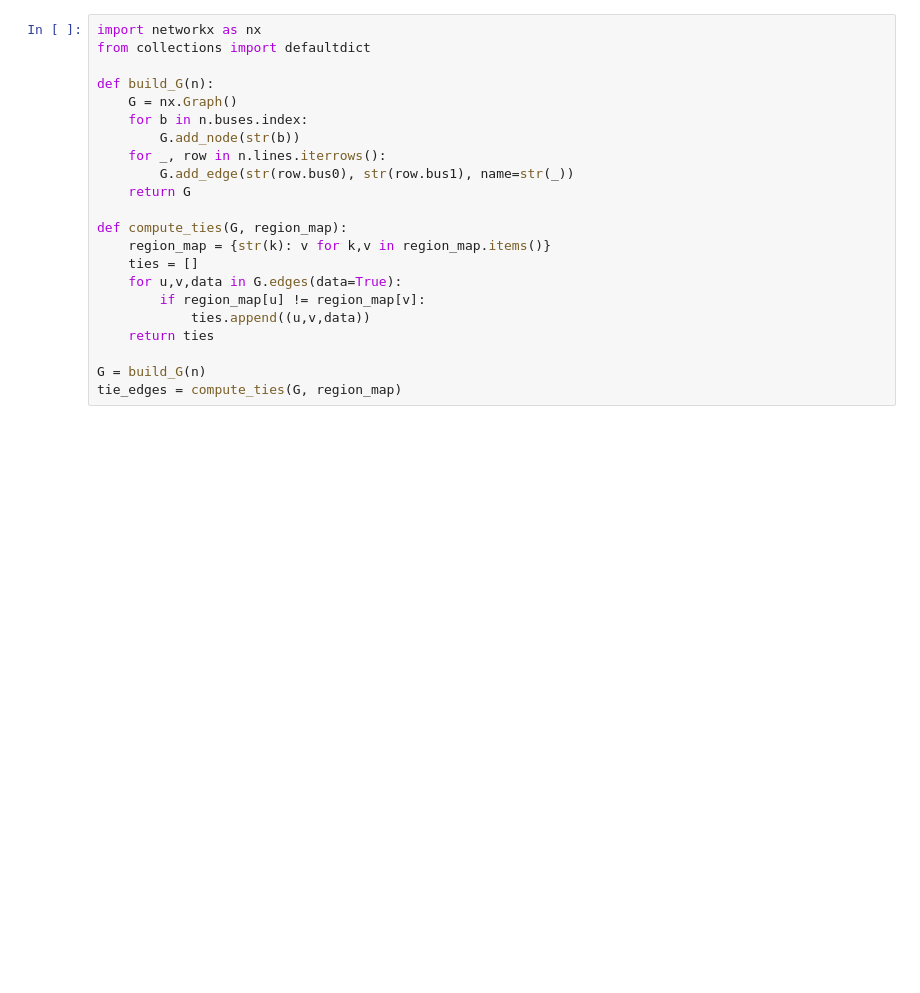
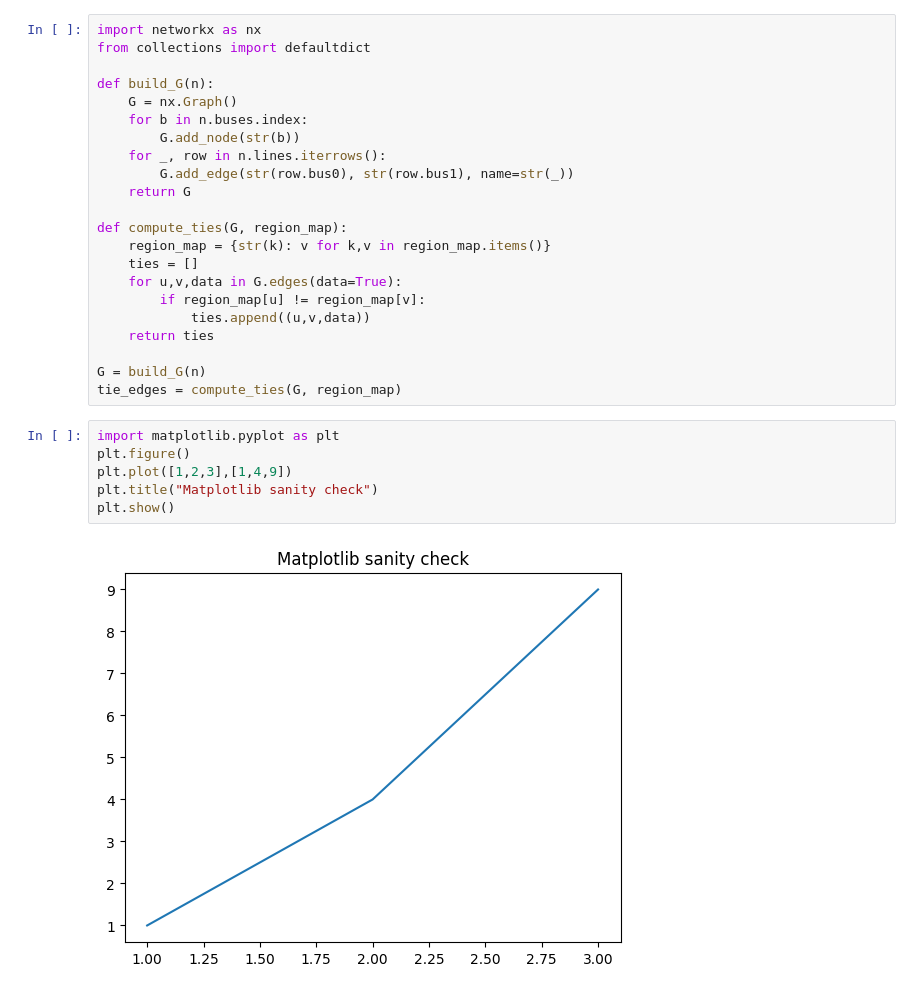
Before and after one commit to YWEnoda/ADMM-IEEE33, a Jupyter notebook: ADMM_V1.ipynb, the cells around one changed output. Drawn from its saved outputs; the diff is of its cells as text; blank space fills up the shorter version.

```diff
--- a/ADMM_V1.ipynb
+++ b/ADMM_V1.ipynb
@@ -350,3 +350,11 @@ def compute_ties(G, region_map):
 
 G = build_G(n)
 tie_edges = compute_ties(G, region_map)
+# %%
+import matplotlib.pyplot as plt
+plt.figure()
+plt.plot([1,2,3],[1,4,9])
+plt.title("Matplotlib sanity check")
+plt.show()
+# %% [output]
+[figure, added]
```
Also changed, not shown: parts of 3 cells of this notebook.
